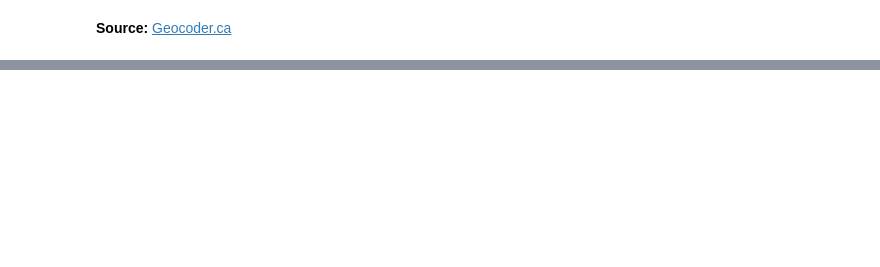
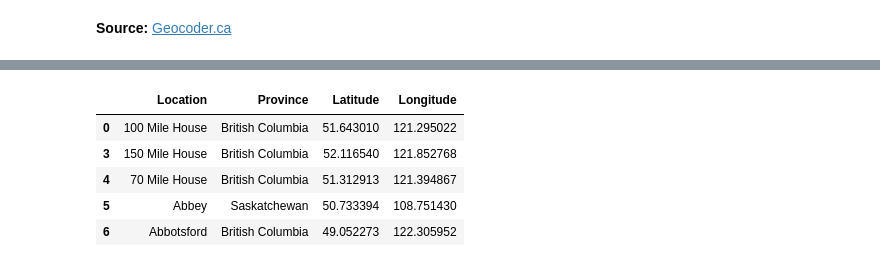
Before and after one commit to CitizensCode/PopulationFlow, a Jupyter notebook: PopulationFlow.ipynb, the cells around one changed output, grey strips where cells are left out. Cells and saved outputs as stored; diff of their text form; code cells hidden in the pictures; blank space fills up the shorter version.

```diff
--- a/PopulationFlow.ipynb
+++ b/PopulationFlow.ipynb
@@ -124,0 +173,10 @@ sns.heatmap(outMigPivLog)
+# %%
+centroids = centroids.drop_duplicates(subset=['Location', 'Province'])
+centroids.head()
+# %% [output]
+|  | Location | Province | Latitude | Longitude |
+| 0 | 100 Mile House | British Columbia | 51.643010 | 121.295022 |
+| 3 | 150 Mile House | British Columbia | 52.116540 | 121.852768 |
+| 4 | 70 Mile House | British Columbia | 51.312913 | 121.394867 |
+| 5 | Abbey | Saskatchewan | 50.733394 | 108.751430 |
+| 6 | Abbotsford | British Columbia | 49.052273 | 122.305952 |
```
Also changed, not shown: parts of 6 cells of this notebook, 1 other file.
